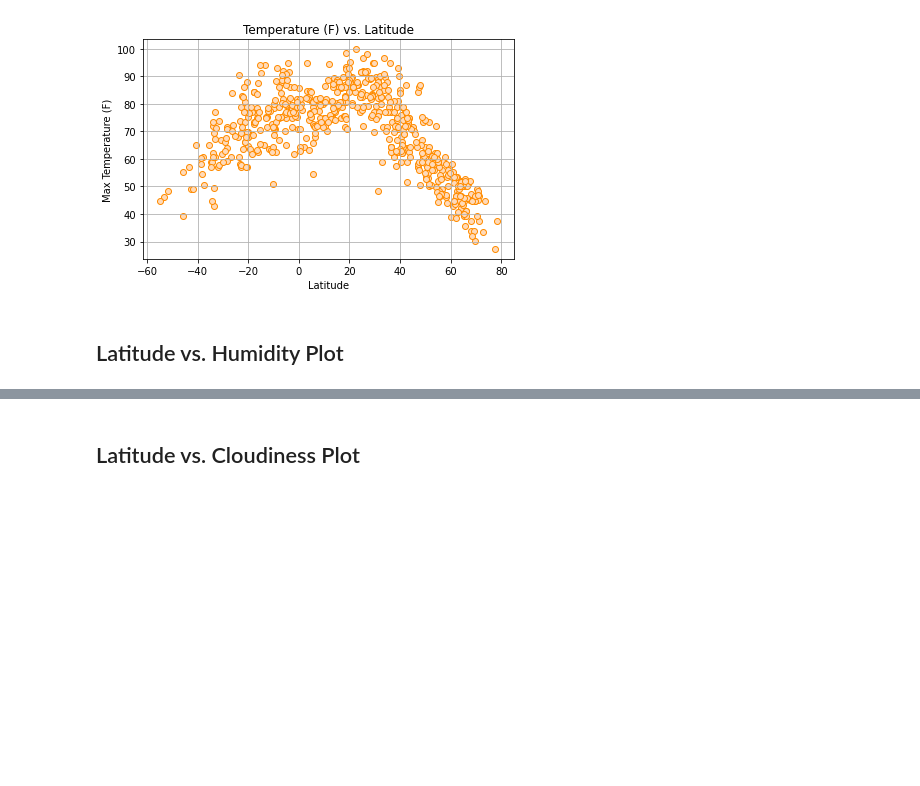
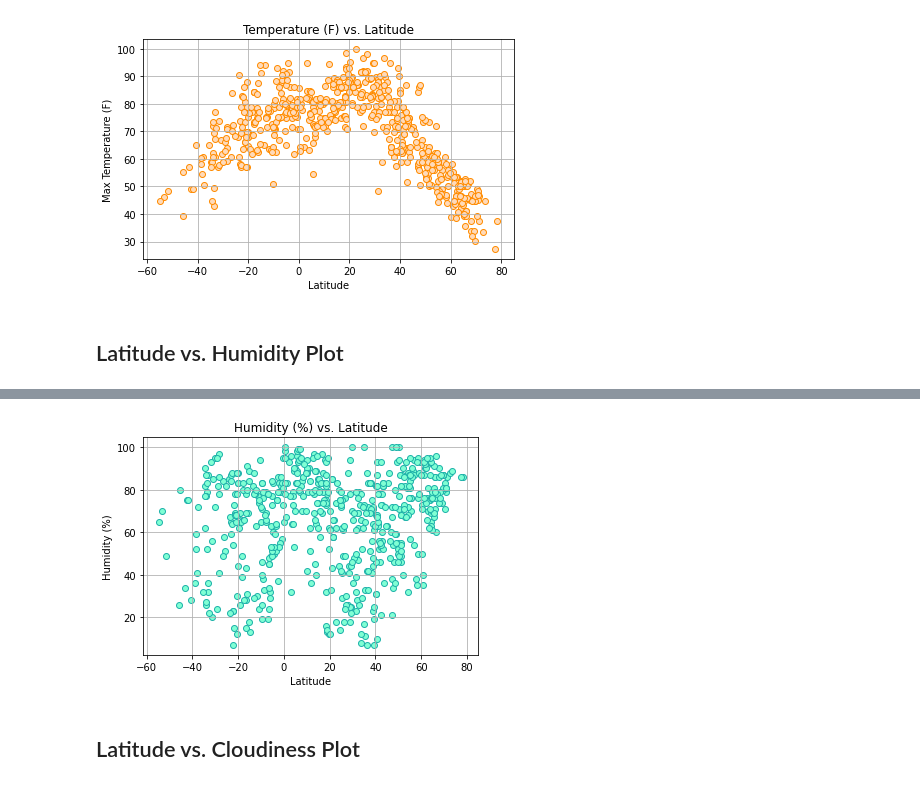
Before and after one commit to KaiCee2010/python-api-challenge, a Jupyter notebook: WeatherPy/WeatherPy.ipynb, the cells around one changed output, grey strips where cells are left out. Drawn from its saved outputs; the diff is of its cells as text; code cells hidden in the pictures; blank space fills up the shorter version.

Commit message:
Added code to plot Latitude vs Humidity.

```diff
--- a/WeatherPy/WeatherPy.ipynb
+++ b/WeatherPy/WeatherPy.ipynb
@@ -197,3 +194,17 @@ plt.savefig(os.path.join("Output","maxtemps_lats.png"))
+# %%
+humidity = clean_city_data['Humidity']
+
+plt.scatter(x=lat, y=humidity, marker="o", facecolors="aquamarine", edgecolors="lightseagreen")
+plt.title("Humidity (%) vs. Latitude")
+plt.ylabel("Humidity (%)")
+plt.xlabel("Latitude")
+#plt.xlim(min(lat)*1.15, max(lat)*1.15)
+#plt.ylim(min(humidity)*0.25, max(humidity)*1.15)
+plt.grid(b=None, which='major', axis='both')
+
+plt.savefig(os.path.join("Output","humidity_lats.png"))
+# %% [output]
+[figure, added]
 # %% [markdown]
 ## Latitude vs. Cloudiness Plot
 # %%
```
Also changed, not shown: parts of 1 cell of this notebook, 1 other file.
